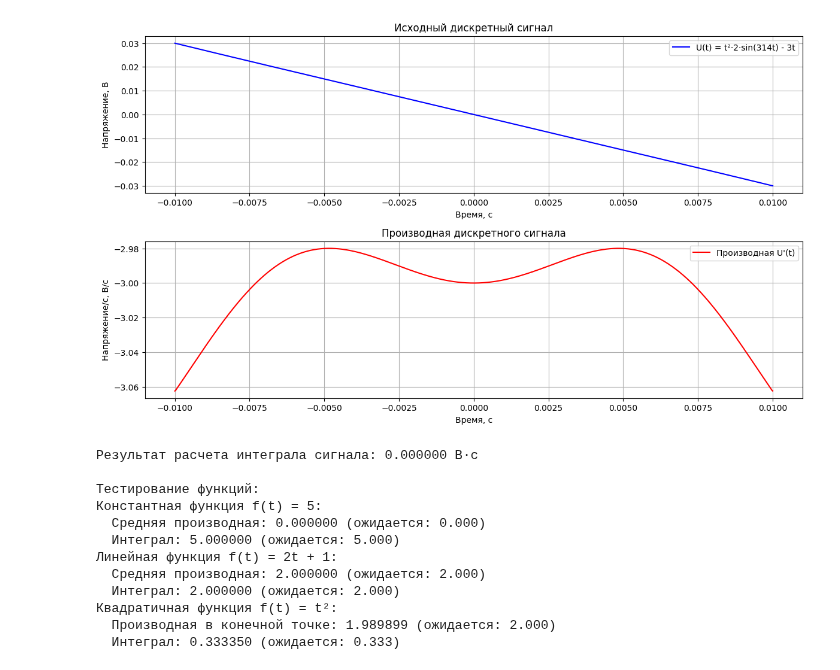
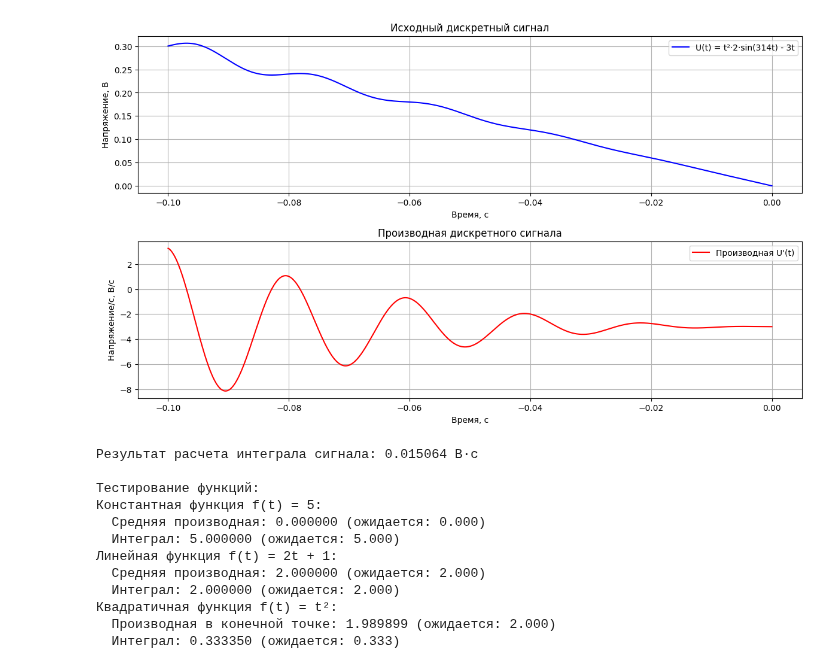
Before and after one commit to hisoriosi/python_labs, a Jupyter notebook: lab7.ipynb, the cells around one changed output. Saved outputs shown, nothing was run; the diff lists cells and outputs as text; code cells hidden in the pictures.

```diff
--- a/lab7.ipynb
+++ b/lab7.ipynb
@@ -42,7 +42,7 @@ def integrate(t, signal):
 
 # Параметры сигнала
 fs = 1000  # уменьшим частоту дискретизации для наглядности
-t_start, t_end = -0.01, 0.01  # уменьшим диапазон времени
+t_start, t_end = -0.1, 0  # уменьшим диапазон времени
 num_points = 1000  # фиксированное количество точек
 
 # Создание временной оси
@@ -100,35 +100,35 @@ integral_const = integrate(t_test, f_const)
 print(f"Константная функция f(t) = 5:")
 print(f"  Средняя производная: {np.mean(deriv_const):.6f} (ожидается: 0.000)")
 print(f"  Интеграл: {integral_const:.6f} (ожидается: 5.000)")
 
 # Тест 2: Линейная функция f(t) = 2t + 1
 f_linear = 2 * t_test + 1
 
 # Аналитическая производная: f'(t) = 2
 # Аналитический интеграл на [0,1]: ∫(2t+1)dt = t² + t |₀¹ = 1 + 1 = 2
 
 deriv_linear = derivative(t_test, f_linear)
 integral_linear = integrate(t_test, f_linear)
 
 print(f"Линейная функция f(t) = 2t + 1:")
 print(f"  Средняя производная: {np.mean(deriv_linear[1:-1]):.6f} (ожидается: 2.000)")
 print(f"  Интеграл: {integral_linear:.6f} (ожидается: 2.000)")
 
 # Тест 3: Квадратичная функция f(t) = t²
 f_quad = t_test**2
 
 # Аналитическая производная: f'(t) = 2t
 # Аналитический интеграл на [0,1]: ∫t²dt = t³/3 |₀¹ = 1/3 ≈ 0.333
 
 deriv_quad = derivative(t_test, f_quad)
 integral_quad = integrate(t_test, f_quad)
 
 print(f"Квадратичная функция f(t) = t²:")
 print(f"  Производная в конечной точке: {deriv_quad[-1]:.6f} (ожидается: 2.000)")
 print(f"  Интеграл: {integral_quad:.6f} (ожидается: 0.333)")
 # %% [output]
-[figure, old version]
+[figure, new version]
-Результат расчета интеграла сигнала: 0.000000 В·с
+Результат расчета интеграла сигнала: 0.015064 В·с
 
 Тестирование функций:
 Константная функция f(t) = 5:
```
Also changed, not shown: parts of 2 cells of this notebook, 1 other file.
